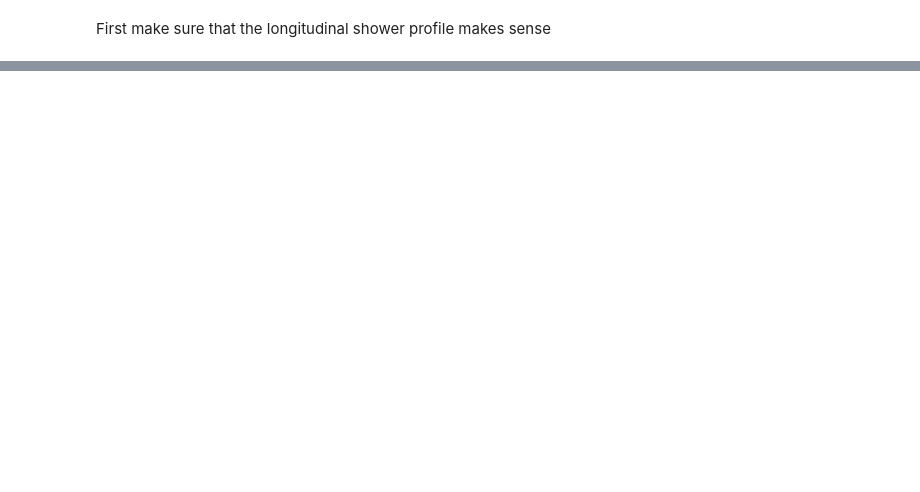
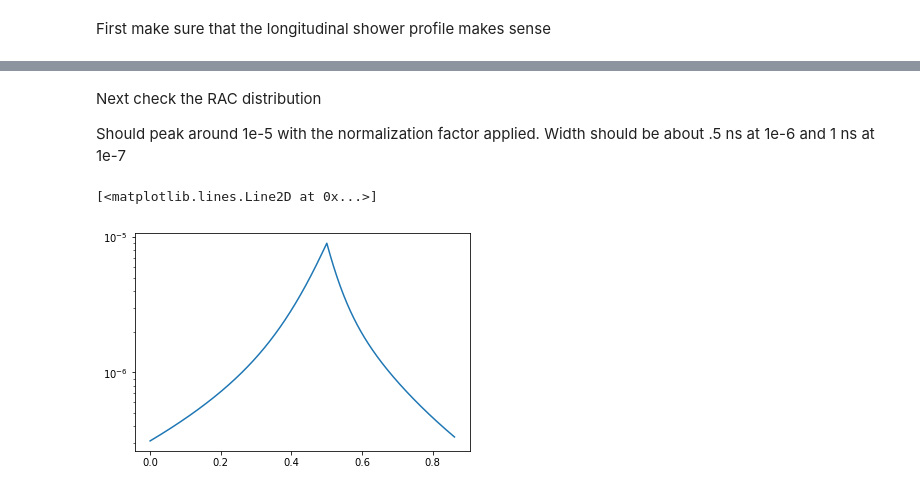
Before and after one commit to bhokansonfasig/pyrex, a Jupyter notebook: Visual Tests.ipynb, the cells around one changed output, grey strips where cells are left out. Cells and saved outputs as stored; diff of their text form; code cells hidden in the pictures; blank space fills up the shorter version.

```diff
--- a/Visual Tests.ipynb
+++ b/Visual Tests.ipynb
@@ -39,0 +71,15 @@ plot_sig(ask)
+# %% [markdown]
+Next check the RAC distribution
+
+Should peak around 1e-5 with the normalization factor applied. Width should be about .5 ns at 1e-6 and 1 ns at 1e-7
+# %%
+t = 25.5e-9
+z_to_t = -(1 - n*np.cos(angle))/3e8
+RA_C = np.zeros(n_z)
+for j, z in enumerate(z_vals):
+    RA_C[j] = ask.RAC(t - t0 - z*z_to_t)
+normalization = 1e8 / energy
+plt.semilogy(z_vals*z_to_t*1e9, -1*RA_C*normalization)
+# %% [output]
+[<matplotlib.lines.Line2D at 0x...>]
+[figure, added]
```
Also changed, not shown: parts of 19 cells of this notebook, 1 other file.
